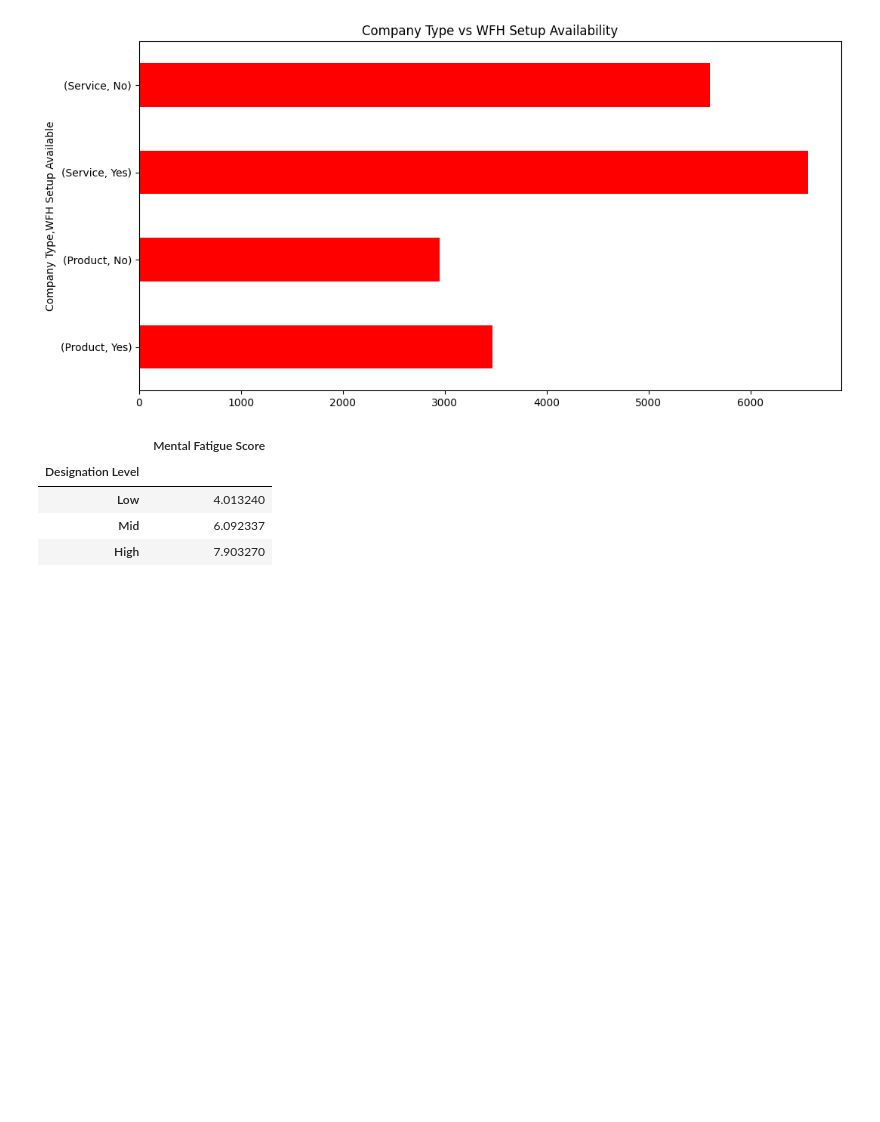
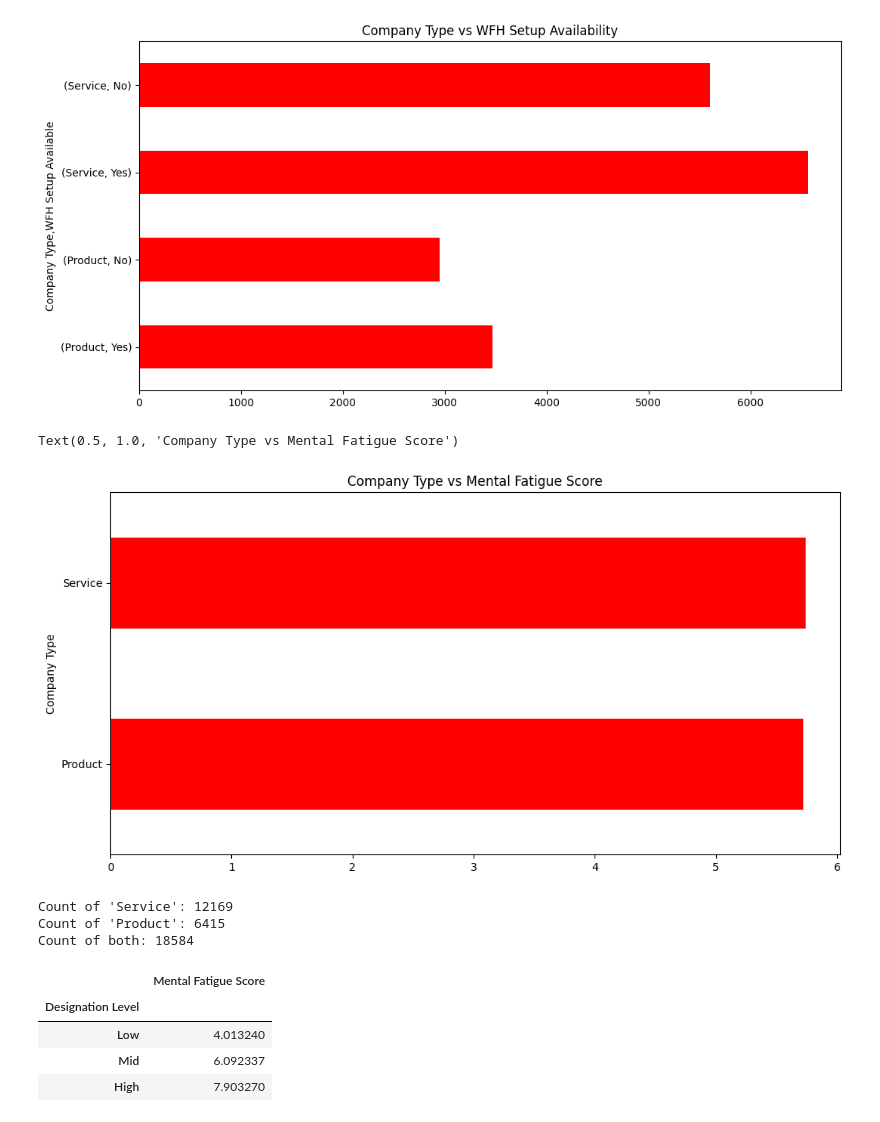
Before and after one commit to teefirdaustf/mental-health_remote-work, a Jupyter notebook: Data_Preprocessing_DA_GA2.ipynb, the cells around one changed output. Cells and saved outputs as stored; diff of their text form; code cells hidden in the pictures; blank space fills up the shorter version.

```diff
--- a/Data_Preprocessing_DA_GA2.ipynb
+++ b/Data_Preprocessing_DA_GA2.ipynb
@@ -274,6 +334,31 @@ df1_wfh_ctype.plot.barh(x='Company Type',y='WFH Setup Available',color='red', fi
 # %% [output]
 Text(0.5, 1.0, 'Company Type vs WFH Setup Availability')
 [figure]
+# %%
+df1_mfs_ctype = df1.groupby('Company Type')['Mental Fatigue Score'].mean()
+
+#df1_mfs_ctype
+
+df1_mfs_ctype.plot.barh(x='Company Type',y='Mental Fatigue Score',\
+                        color='red', \
+                        figsize=(12,6)).\
+                        set_title('Company Type vs Mental Fatigue Score')
+# %% [output]
+Text(0.5, 1.0, 'Company Type vs Mental Fatigue Score')
+[figure, added]
+# %%
+#check how many records are there with "service" type company (to create a histogram)
+
+Service_count = (df1['Company Type'] == 'Service').sum()
+Product_count = (df1['Company Type'] == 'Product').sum()
+print(f"Count of 'Service': {Service_count}")
+print(f"Count of 'Product': {Product_count}")
+
+print(f"Count of both:", Product_count + Service_count)
+# %% [output]
+Count of 'Service': 12169
+Count of 'Product': 6415
+Count of both: 18584
 # %%
 #to check designation level and mental fatigue
 
```
Also changed, not shown: parts of 26 cells of this notebook.
